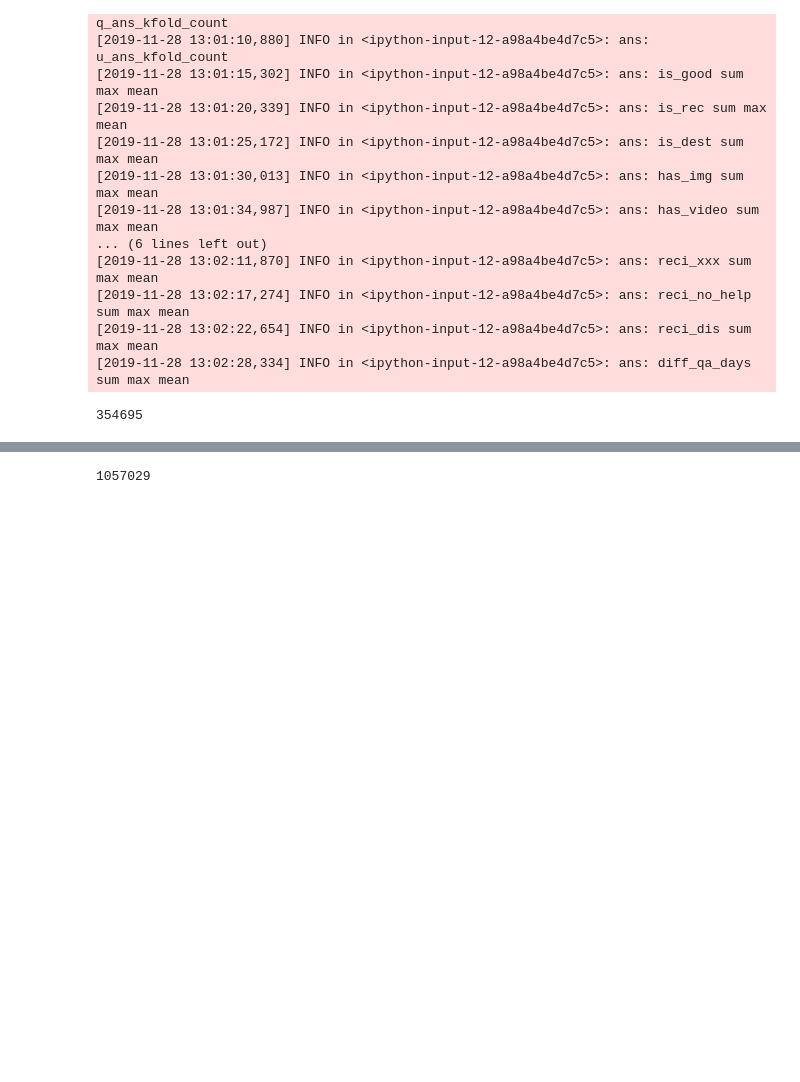
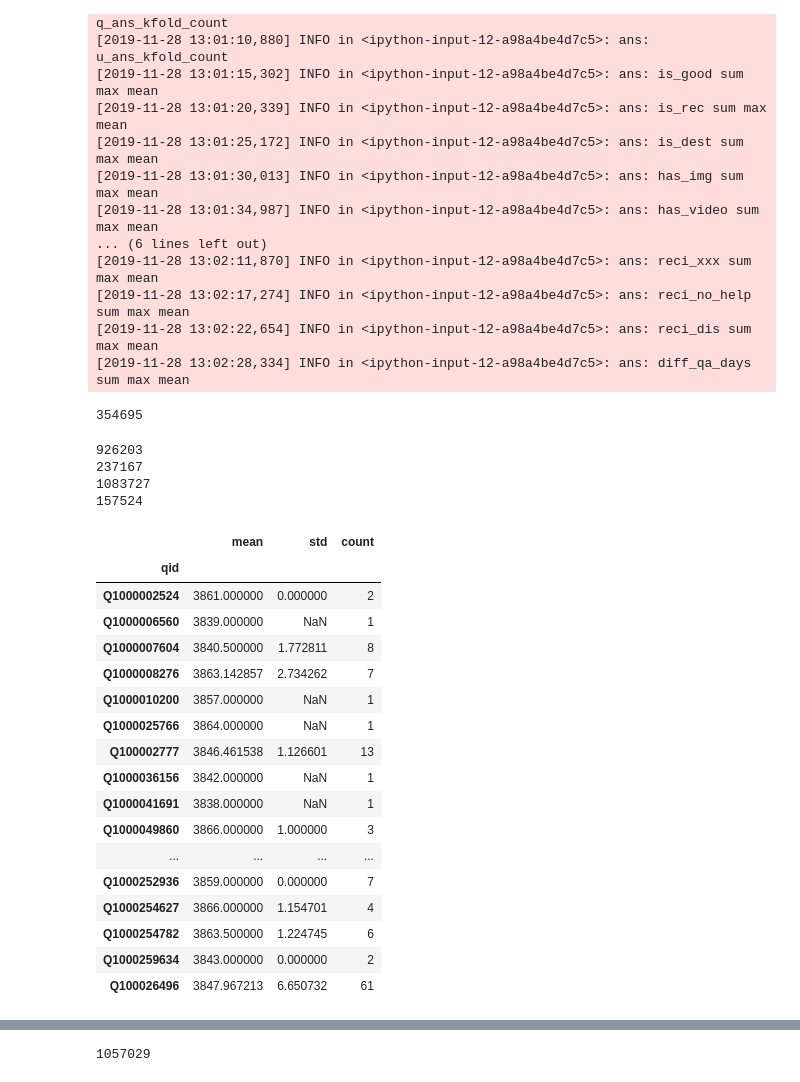
Before and after one commit to goodbyeearth/zhcup, a Jupyter notebook: k_fold_stat.ipynb, the cells around one changed output, grey strips where cells are left out. Saved outputs shown, nothing was run; the diff lists cells and outputs as text; code cells hidden in the pictures; blank space fills up the shorter version.

```diff
--- a/k_fold_stat.ipynb
+++ b/k_fold_stat.ipynb
@@ -278,3 +278,40 @@ test_kfold = extract_kfold_test_feature(test, train[['uid', 'qid', 'day', 'hour'
 # test_kfold['q_inv_kfold_mean'].count()
 # %% [output]
 354695
+# %%
+# origin
+origin = len(train.qid.drop_duplicates())
+print(origin)
+origin2 = len(test.qid.drop_duplicates())
+print(origin2)
+temp = pd.concat([train.qid,test.qid])
+sum2 = len(temp.drop_duplicates())
+print(sum2)
+print(sum2-origin)
+# %% [output]
+926203
+237167
+1083727
+157524
+# %%
+t1 = train.groupby('qid')['day'].agg(['mean', 'std', 'count'])
+t1[:60]
+# %% [output]
+|  | mean | std | count |
+| qid |  |  |  |
+| Q1000002524 | 3861.000000 | 0.000000 | 2 |
+| Q1000006560 | 3839.000000 | NaN | 1 |
+| Q1000007604 | 3840.500000 | 1.772811 | 8 |
+| Q1000008276 | 3863.142857 | 2.734262 | 7 |
+| Q1000010200 | 3857.000000 | NaN | 1 |
+| Q1000025766 | 3864.000000 | NaN | 1 |
+| Q100002777 | 3846.461538 | 1.126601 | 13 |
+| Q1000036156 | 3842.000000 | NaN | 1 |
+| Q1000041691 | 3838.000000 | NaN | 1 |
+| Q1000049860 | 3866.000000 | 1.000000 | 3 |
+| ... | ... | ... | ... |
+| Q1000252936 | 3859.000000 | 0.000000 | 7 |
+| Q1000254627 | 3866.000000 | 1.154701 | 4 |
+| Q1000254782 | 3863.500000 | 1.224745 | 6 |
+| Q1000259634 | 3843.000000 | 0.000000 | 2 |
+| Q100026496 | 3847.967213 | 6.650732 | 61 |
```
Also changed, not shown: parts of 3 cells of this notebook, 2 other files.
